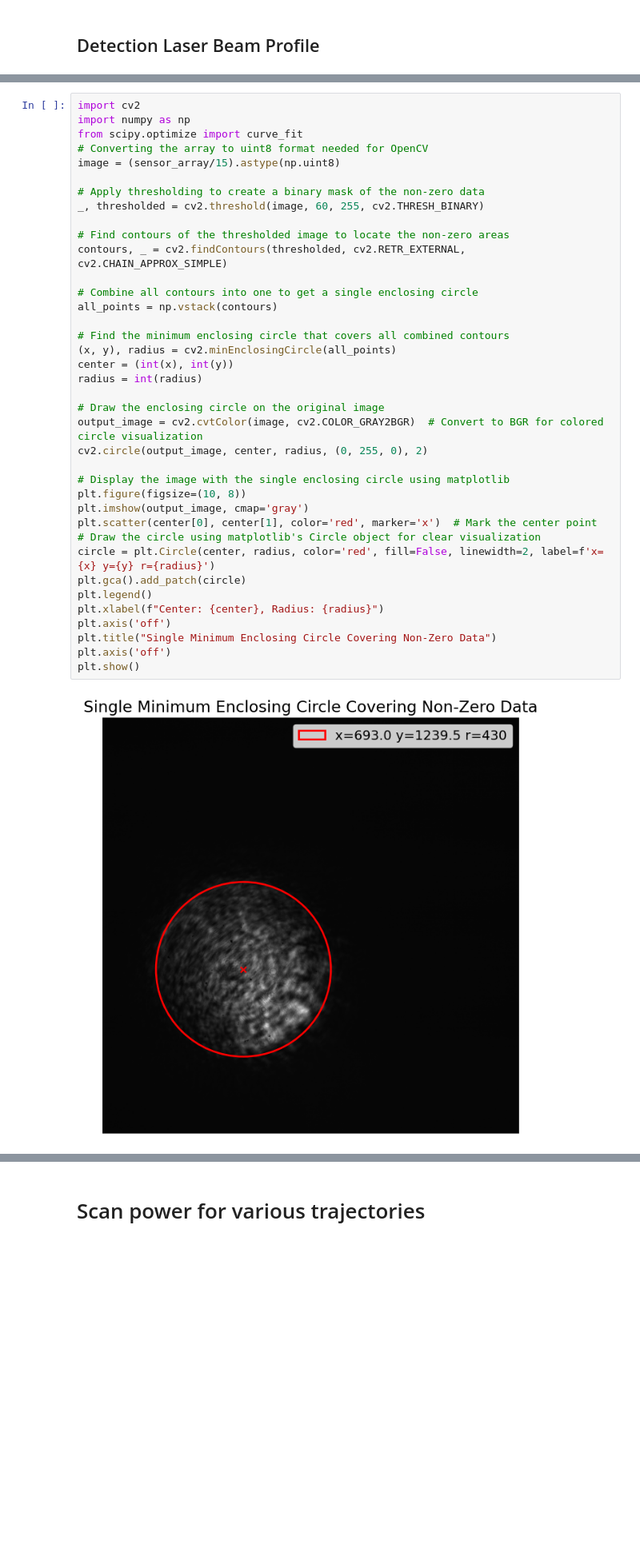
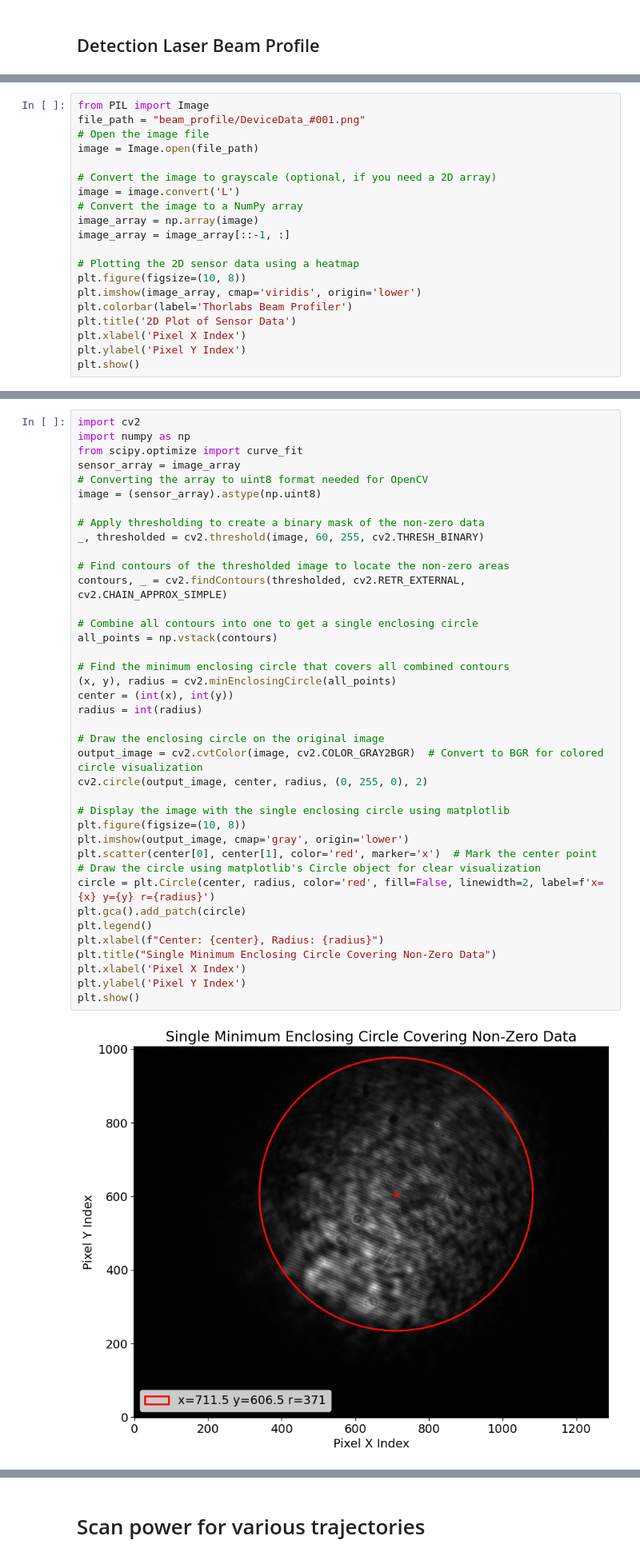
Before and after one commit to zhouperry/CeNTREX-TlF-julia-extension, a Jupyter notebook: examples/R2 transition EQL testing trajectories.ipynb, the cells around one changed output, grey strips where cells are left out. Shown at 80% size. Cells and saved outputs as stored; diff of their text form; blank space fills up the shorter version.

```diff
--- a/examples/R2 transition EQL testing trajectories.ipynb
+++ b/examples/R2 transition EQL testing trajectories.ipynb
@@ -184,0 +189,20 @@ plt.show()
+# %%
+from PIL import Image
+file_path = "beam_profile/DeviceData_#001.png"
+# Open the image file
+image = Image.open(file_path)
+
+# Convert the image to grayscale (optional, if you need a 2D array)
+image = image.convert('L')
+# Convert the image to a NumPy array
+image_array = np.array(image)
+image_array = image_array[::-1, :]
+
+# Plotting the 2D sensor data using a heatmap
+plt.figure(figsize=(10, 8))
+plt.imshow(image_array, cmap='viridis', origin='lower')
+plt.colorbar(label='Thorlabs Beam Profiler')
+plt.title('2D Plot of Sensor Data')
+plt.xlabel('Pixel X Index')
+plt.ylabel('Pixel Y Index')
+plt.show()
@@ -186,42 +212,43 @@ plt.show()
 import cv2
 import numpy as np
 from scipy.optimize import curve_fit
+sensor_array = image_array
 # Converting the array to uint8 format needed for OpenCV
-image = (sensor_array/15).astype(np.uint8)
+image = (sensor_array).astype(np.uint8)
 
 # Apply thresholding to create a binary mask of the non-zero data
 _, thresholded = cv2.threshold(image, 60, 255, cv2.THRESH_BINARY)
 
 # Find contours of the thresholded image to locate the non-zero areas
 contours, _ = cv2.findContours(thresholded, cv2.RETR_EXTERNAL, cv2.CHAIN_APPROX_SIMPLE)
 
 # Combine all contours into one to get a single enclosing circle
 all_points = np.vstack(contours)
 
 # Find the minimum enclosing circle that covers all combined contours
 (x, y), radius = cv2.minEnclosingCircle(all_points)
 center = (int(x), int(y))
 radius = int(radius)
 
 # Draw the enclosing circle on the original image
 output_image = cv2.cvtColor(image, cv2.COLOR_GRAY2BGR)  # Convert to BGR for colored circle visualization
 cv2.circle(output_image, center, radius, (0, 255, 0), 2)
 
 # Display the image with the single enclosing circle using matplotlib
 plt.figure(figsize=(10, 8))
-plt.imshow(output_image, cmap='gray')
+plt.imshow(output_image, cmap='gray', origin='lower')
 plt.scatter(center[0], center[1], color='red', marker='x')  # Mark the center point
 # Draw the circle using matplotlib's Circle object for clear visualization
 circle = plt.Circle(center, radius, color='red', fill=False, linewidth=2, label=f'x={x} y={y} r={radius}')
 plt.gca().add_patch(circle)
 plt.legend()
 plt.xlabel(f"Center: {center}, Radius: {radius}")
-plt.axis('off')
 plt.title("Single Minimum Enclosing Circle Covering Non-Zero Data")
-plt.axis('off')
+plt.xlabel('Pixel X Index')
+plt.ylabel('Pixel Y Index')
 plt.show()
 # %% [output]
-[figure, old version]
+[figure, new version]
 # %%
 from scipy.optimize import curve_fit
 
```
Also changed, not shown: parts of 31 cells of this notebook, 10 other files.
